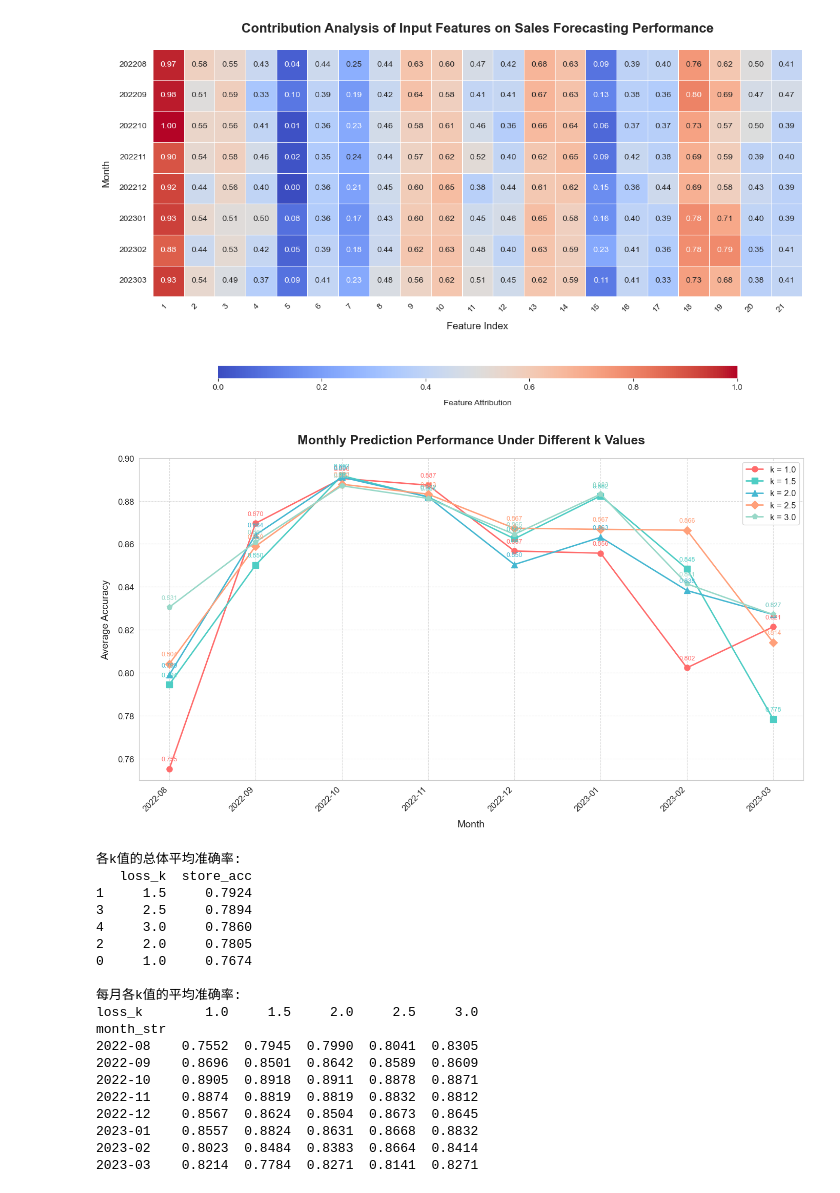
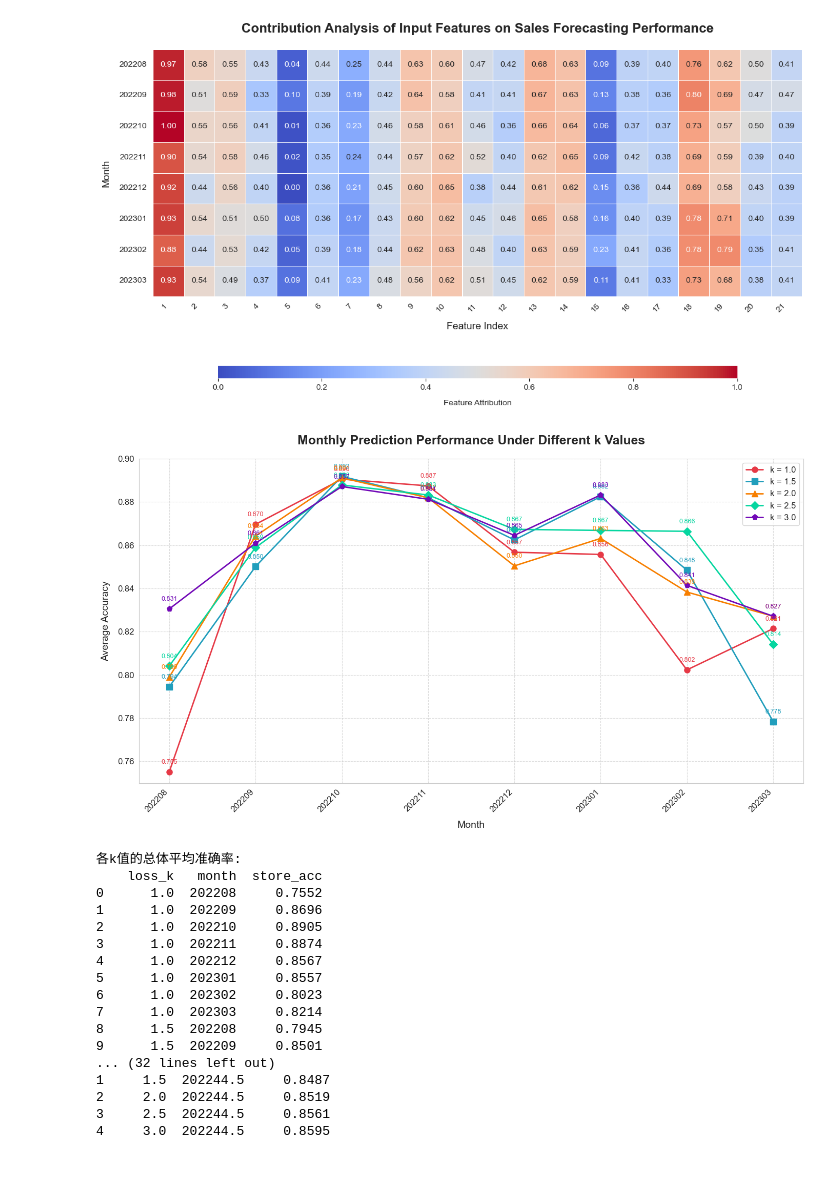
Before and after one commit to inayaguo/inayaguo.github.io, a Jupyter notebook: sku_analysis.ipynb, the cells around one changed output. Drawn from its saved outputs; the diff is of its cells as text; code cells hidden in the pictures.

```diff
--- a/sku_analysis.ipynb
+++ b/sku_analysis.ipynb
@@ -576,7 +576,7 @@ monthly_k_accuracy = df.groupby(['month', 'loss_k'])['store_acc'].max().reset_in
 
 # 2. 将月份转换为更易读的格式 (YYYY-MM)
 monthly_k_accuracy['month_str'] = monthly_k_accuracy['month'].astype(str)
-monthly_k_accuracy['month_str'] = monthly_k_accuracy['month_str'].str[:4] + '-' + monthly_k_accuracy['month_str'].str[4:]  # 修复：添加分隔符-
+monthly_k_accuracy['month_str'] = monthly_k_accuracy['month_str'].str[:4] + monthly_k_accuracy['month_str'].str[4:]  # 修复：添加分隔符-
 
 # 3. 按月份排序
 monthly_k_accuracy = monthly_k_accuracy.sort_values('month')
@@ -589,7 +589,7 @@ months = sorted(df['month'].unique())
 plt.figure(figsize=(14, 8))
 
 # 为每个k值绘制一条折线
-colors = ['#FF6B6B', '#4ECDC4', '#45B7D1', '#FFA07A', '#98D8C8']
+colors = ['#E63946', '#219EBC', '#F77F00', '#06D6A0', '#7209B7']
 markers = ['o', 's', '^', 'D', 'p']
 
 for i, k in enumerate(k_values):
@@ -621,57 +621,52 @@ plt.grid(True, linestyle='--', alpha=0.7)
 plt.legend(fontsize=12, loc='best')
 
 # 旋转x轴标签
 plt.xticks(rotation=45, ha='right', fontsize=12)
 plt.yticks(fontsize=12)
 
 # 修改2：缩短Y轴数值范围（从原来的0.7-0.9调整为0.75-0.88，你可根据实际数据调整）
 # 如果你想更紧凑，可以进一步调整为 0.78-0.86 等
 plt.ylim(0.75, 0.9)  # 缩短后的Y轴范围
 
 # 添加数据标签
 for i, k in enumerate(k_values):
     k_data = monthly_k_accuracy[monthly_k_accuracy['loss_k'] == k]
     for x, y in zip(k_data['month_str'], k_data['store_acc']):
         plt.text(x, y+0.003, f'{y:.3f}',
                  ha='center', va='bottom',
                  fontsize=9,
                  color=colors[i])
 
 # 调整布局
 plt.tight_layout()
 
 # 显示图表
 plt.show()
 
 # 打印统计信息
 print("各k值的总体平均准确率:")
-overall_accuracy = df.groupby('loss_k')['store_acc'].mean().reset_index()
-overall_accuracy = overall_accuracy.sort_values('store_acc', ascending=False)
+overall_accuracy = df.groupby(['loss_k', 'month'])['store_acc'].max().reset_index()
+overall_accuracy_final = overall_accuracy.groupby('loss_k').mean().reset_index()
 print(overall_accuracy.round(4))
+print(overall_accuracy_final.round(4))
 
-print("\n每月各k值的平均准确率:")
-pivot_table = monthly_k_accuracy.pivot(index='month_str', columns='loss_k', values='store_acc')
-print(pivot_table.round(4))
-
-# todo 待修改统计值和图片标题、横纵坐标名称、月份格式
+# todo 待修改月份格式
 # %% [output]
-[figure, old version]
+[figure, new version]
 各k值的总体平均准确率:
-   loss_k  store_acc
-1     1.5     0.7924
-3     2.5     0.7894
-4     3.0     0.7860
-2     2.0     0.7805
-0     1.0     0.7674
-
-每月各k值的平均准确率:
-loss_k        1.0     1.5     2.0     2.5     3.0
-month_str
-2022-08    0.7552  0.7945  0.7990  0.8041  0.8305
-2022-09    0.8696  0.8501  0.8642  0.8589  0.8609
-2022-10    0.8905  0.8918  0.8911  0.8878  0.8871
-2022-11    0.8874  0.8819  0.8819  0.8832  0.8812
-2022-12    0.8567  0.8624  0.8504  0.8673  0.8645
-2023-01    0.8557  0.8824  0.8631  0.8668  0.8832
-2023-02    0.8023  0.8484  0.8383  0.8664  0.8414
-2023-03    0.8214  0.7784  0.8271  0.8141  0.8271
+    loss_k   month  store_acc
+0      1.0  202208     0.7552
+1      1.0  202209     0.8696
+2      1.0  202210     0.8905
+3      1.0  202211     0.8874
+4      1.0  202212     0.8567
+5      1.0  202301     0.8557
+6      1.0  202302     0.8023
+7      1.0  202303     0.8214
+8      1.5  202208     0.7945
+9      1.5  202209     0.8501
+... (32 lines left out)
+1     1.5  202244.5     0.8487
+2     2.0  202244.5     0.8519
+3     2.5  202244.5     0.8561
+4     3.0  202244.5     0.8595
```
Also changed, not shown: parts of 1 cell of this notebook.
